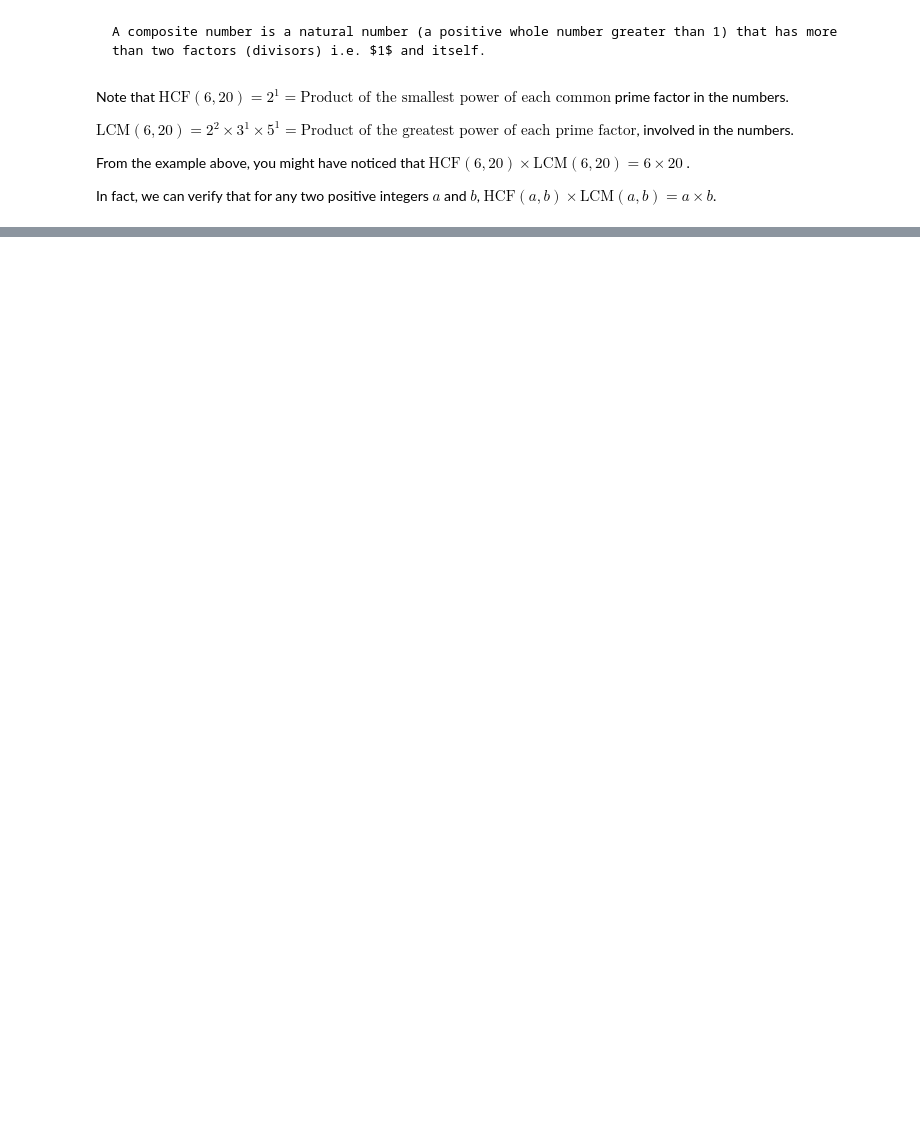
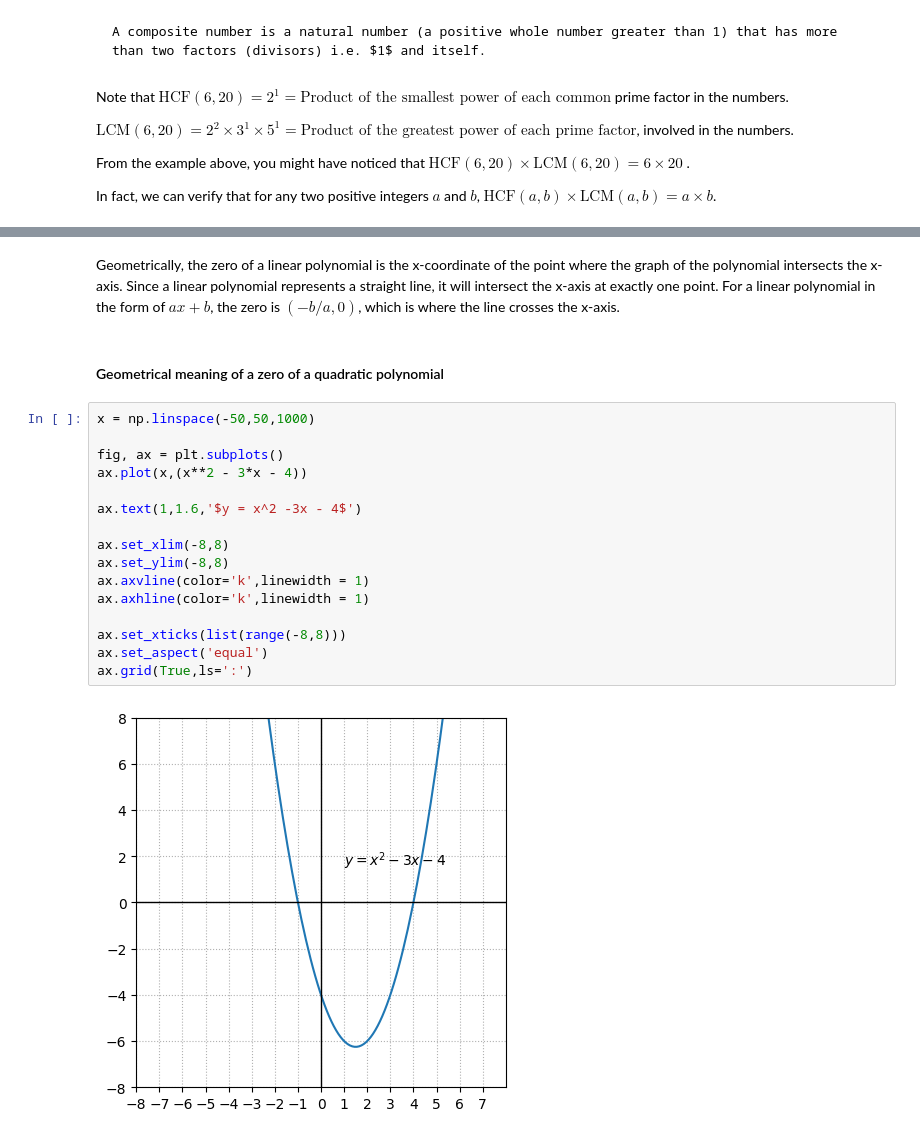
Before and after one commit to deva-k/dev-analytics, a Jupyter notebook: book/math_foundation/x.ipynb, the cells around one changed output, grey strips where cells are left out. Cells and saved outputs as stored; diff of their text form; blank space fills up the shorter version.

```diff
--- a/book/math_foundation/x.ipynb
+++ b/book/math_foundation/x.ipynb
@@ -129,0 +236,22 @@ As you can see, they are equal!
+# %% [markdown]
+Geometrically, the zero of a linear polynomial is the x-coordinate of the point where the graph of the polynomial intersects the x-axis. Since a linear polynomial represents a straight line, it will intersect the x-axis at exactly one point. For a linear polynomial in the form of $ax + b$, the zero is $(-b/a,0)$, which is where the line crosses the x-axis.
+# %% [markdown]
+#### Geometrical meaning of a zero of a quadratic polynomial
+# %%
+x = np.linspace(-50,50,1000)
+
+fig, ax = plt.subplots()
+ax.plot(x,(x**2 - 3*x - 4))
+
+ax.text(1,1.6,'$y = x^2 -3x - 4$')
+
+ax.set_xlim(-8,8)
+ax.set_ylim(-8,8)
+ax.axvline(color='k',linewidth = 1)
+ax.axhline(color='k',linewidth = 1)
+
+ax.set_xticks(list(range(-8,8)))
+ax.set_aspect('equal')
+ax.grid(True,ls=':')
+# %% [output]
+[figure, added]
```
Also changed, not shown: parts of 10 cells of this notebook.
